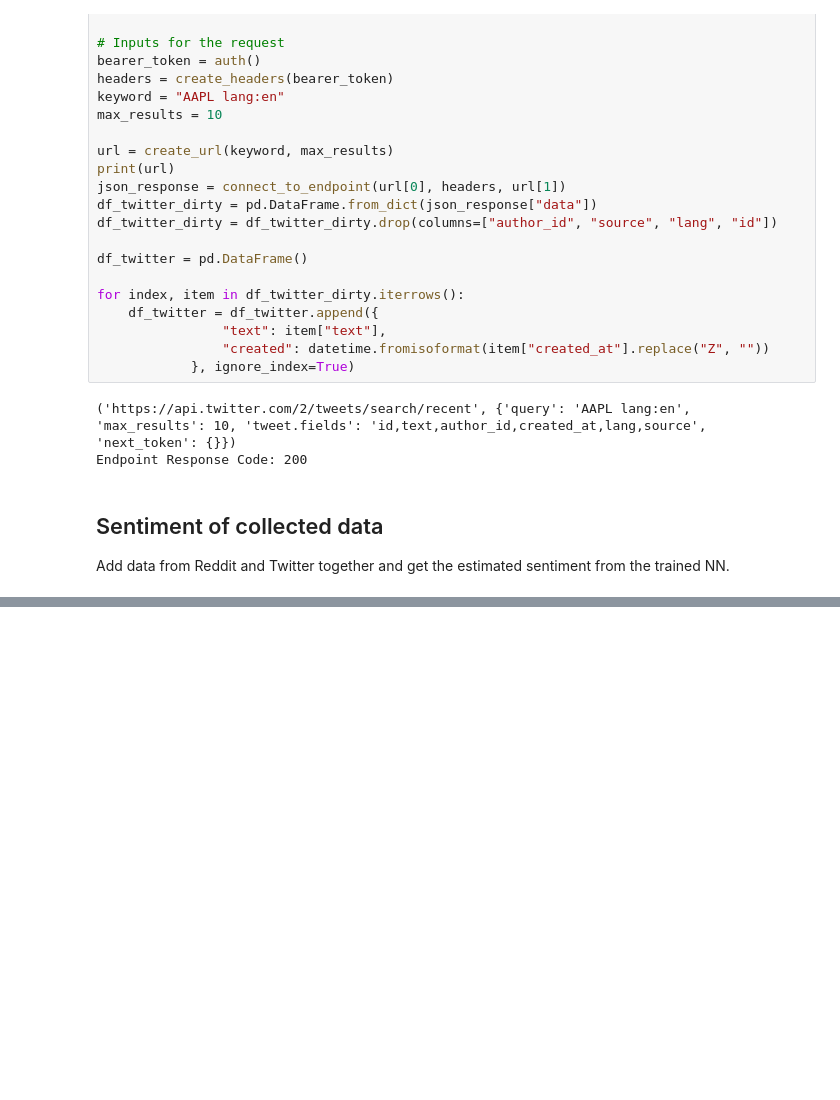
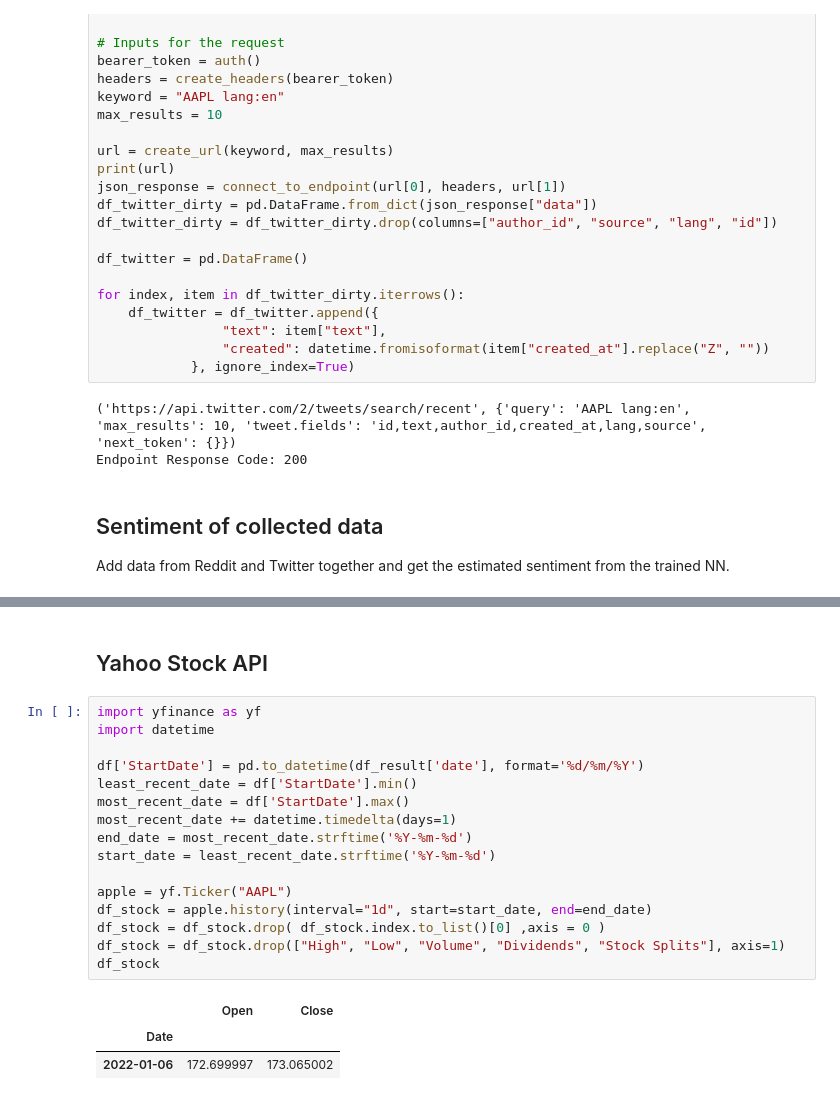
Before and after one commit to Rubinjo/sentiment-stonks, a Jupyter notebook: main.ipynb, the cells around one changed output, grey strips where cells are left out. Drawn from its saved outputs; the diff is of its cells as text; blank space fills up the shorter version.

```diff
--- a/main.ipynb
+++ b/main.ipynb
@@ -689,0 +702,22 @@ Average sentiment: 1.393
+# %% [markdown]
+## Yahoo Stock API
+# %%
+import yfinance as yf
+import datetime
+
+df['StartDate'] = pd.to_datetime(df_result['date'], format='%d/%m/%Y')
+least_recent_date = df['StartDate'].min()
+most_recent_date = df['StartDate'].max()
+most_recent_date += datetime.timedelta(days=1)
+end_date = most_recent_date.strftime('%Y-%m-%d')
+start_date = least_recent_date.strftime('%Y-%m-%d')
+
+apple = yf.Ticker("AAPL")
+df_stock = apple.history(interval="1d", start=start_date, end=end_date)
+df_stock = df_stock.drop( df_stock.index.to_list()[0] ,axis = 0 )
+df_stock = df_stock.drop(["High", "Low", "Volume", "Dividends", "Stock Splits"], axis=1)
+df_stock
+# %% [output]
+|  | Open | Close |
+| Date |  |  |
+| 2022-01-06 | 172.699997 | 173.065002 |
```
Also changed, not shown: parts of 15 cells of this notebook.
